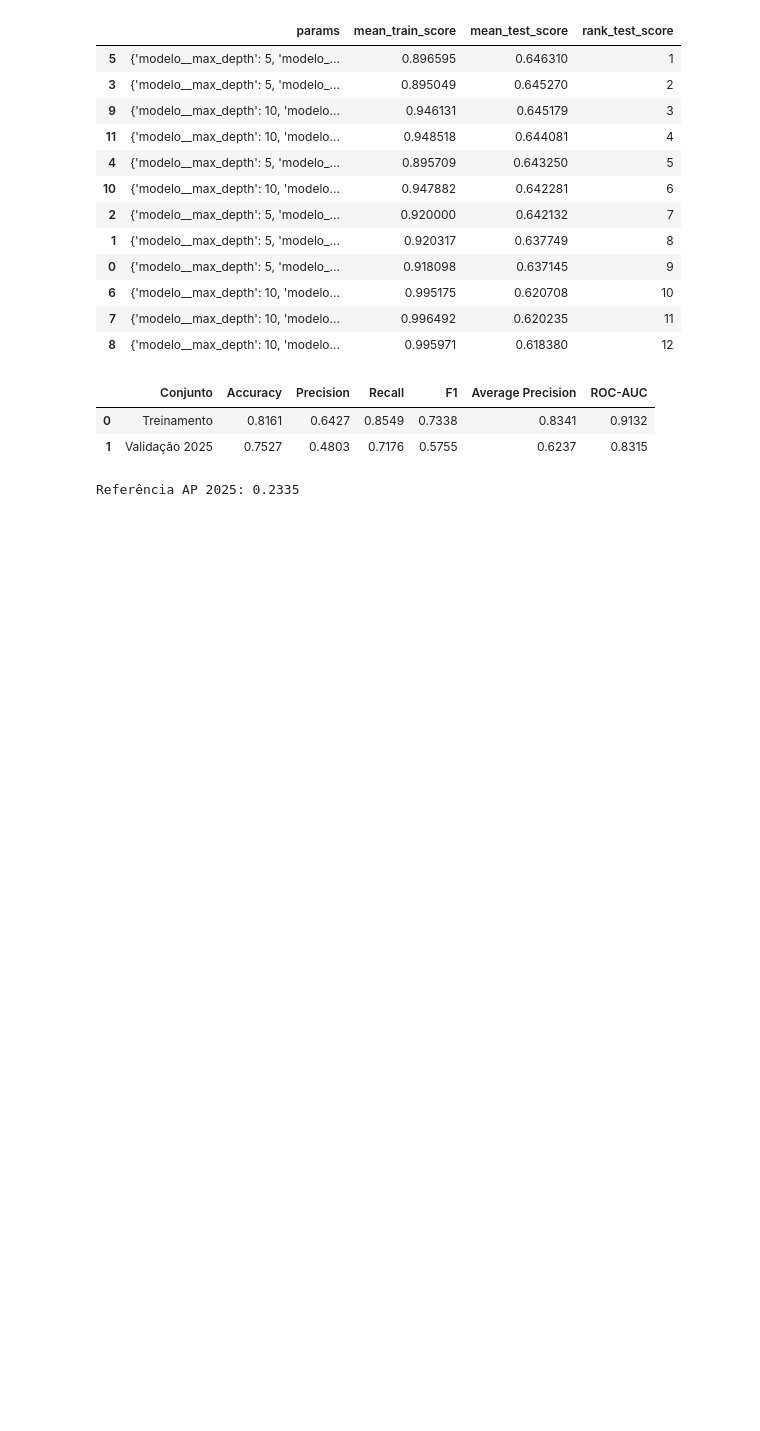
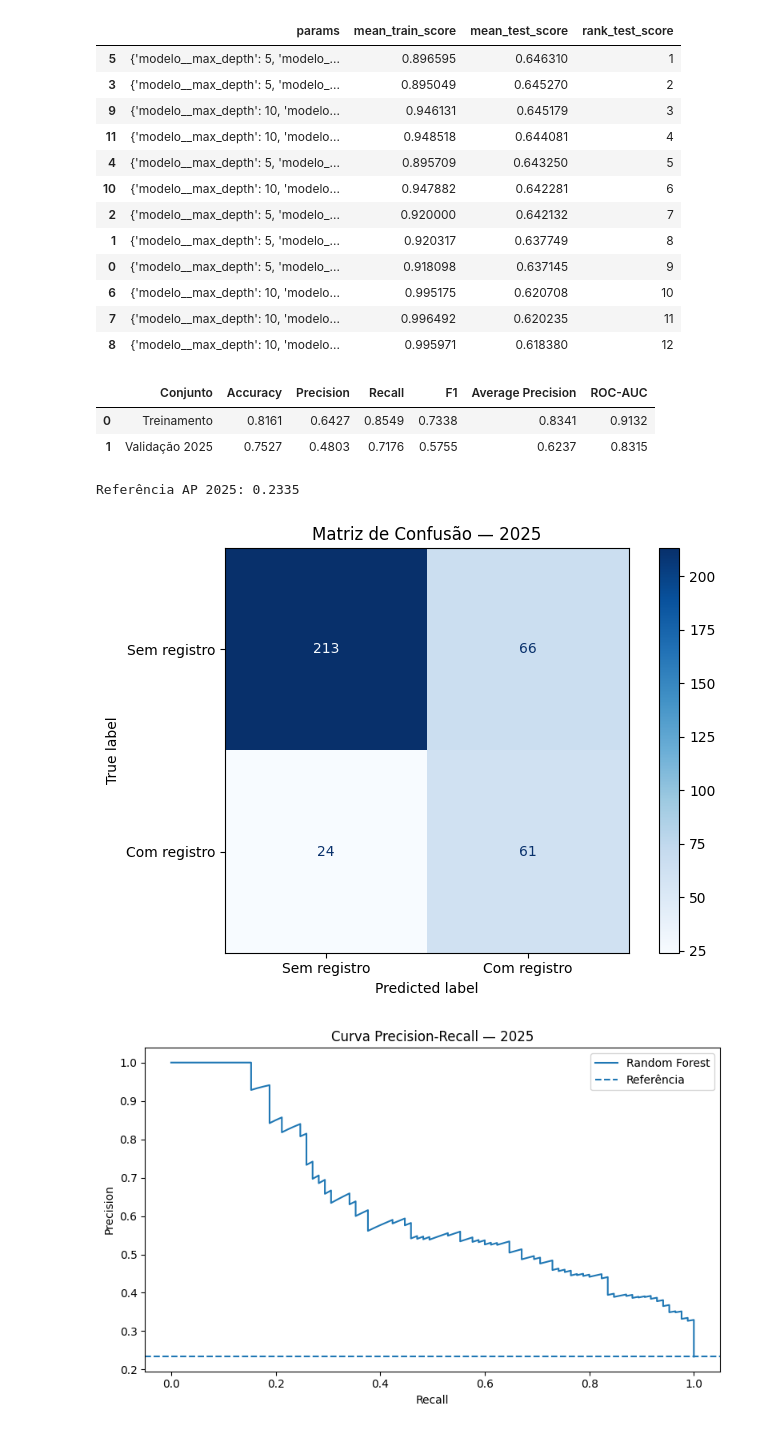
Before and after one commit to bentors/AlertaSP, a Jupyter notebook: ML/notebooks/AlertaSP_ML.ipynb, the cells around one changed output. Cells and saved outputs as stored; diff of their text form; code cells hidden in the pictures; blank space fills up the shorter version.

Commit message:
Célula 4 — Matriz de confusão e Precision-Recall

```diff
--- a/ML/notebooks/AlertaSP_ML.ipynb
+++ b/ML/notebooks/AlertaSP_ML.ipynb
@@ -189,3 +189,47 @@ metricas.to_csv(
 | 0 | Treinamento | 0.8161 | 0.6427 | 0.8549 | 0.7338 | 0.8341 | 0.9132 |
 | 1 | Validação 2025 | 0.7527 | 0.4803 | 0.7176 | 0.5755 | 0.6237 | 0.8315 |
 Referência AP 2025: 0.2335
+# %%
+probabilidades = modelo.predict_proba(X_validacao)[:, 1]
+previsoes = (probabilidades >= 0.5).astype(int)
+
+fig, ax = plt.subplots(figsize=(7, 5))
+
+ConfusionMatrixDisplay.from_predictions(
+    y_validacao,
+    previsoes,
+    labels=[0, 1],
+    display_labels=["Sem registro", "Com registro"],
+    cmap="Blues",
+    ax=ax,
+)
+
+ax.set_title("Matriz de Confusão — 2025")
+plt.tight_layout()
+plt.show()
+
+
+precision, recall, _ = precision_recall_curve(
+    y_validacao,
+    probabilidades,
+)
+
+fig, ax = plt.subplots(figsize=(8, 5))
+
+ax.plot(recall, precision, label="Random Forest")
+ax.axhline(
+    y_validacao.mean(),
+    linestyle="--",
+    label="Referência",
+)
+
+ax.set_title("Curva Precision-Recall — 2025")
+ax.set_xlabel("Recall")
+ax.set_ylabel("Precision")
+ax.legend()
+
+plt.tight_layout()
+plt.show()
+# %% [output]
+[figure, added]
+[figure, added]
```
